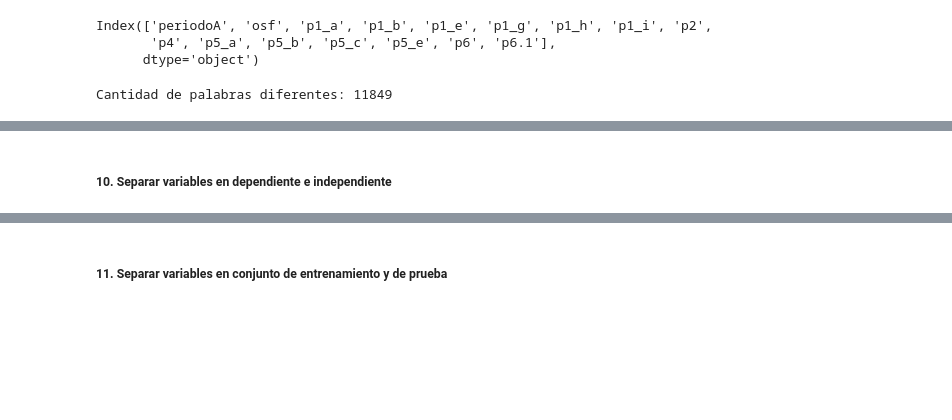
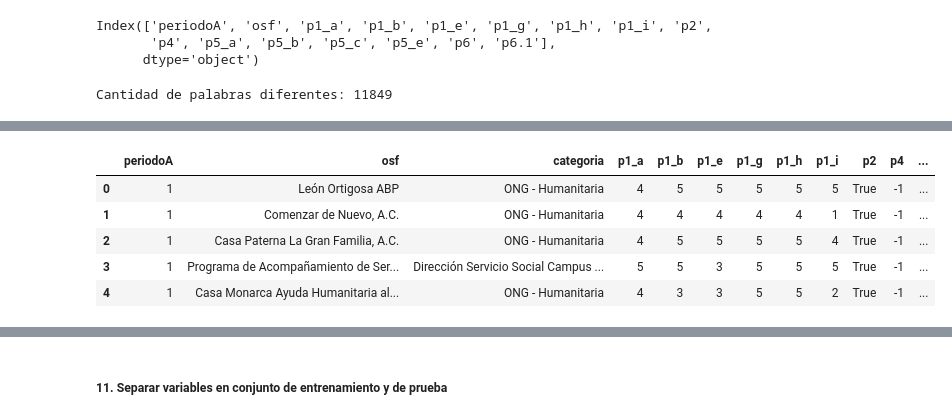
Before and after one commit to EstebanPerez25/ACD-Modelo_predictivo_de_satisfacion, a Jupyter notebook: Modelo_predictivo_de_satisfacción.ipynb, the cells around one changed output, grey strips where cells are left out. Cells and saved outputs as stored; diff of their text form; code cells hidden in the pictures; blank space fills up the shorter version.

```diff
--- a/Modelo_predictivo_de_satisfacción.ipynb
+++ b/Modelo_predictivo_de_satisfacción.ipynb
@@ -951,4 +967,9 @@ df_coment.iloc[0, 18]
 # %%
-df_coment
+df_coment.head()
+# %% [output]
+|  | periodoA | osf | categoria | p1_a | p1_b | p1_e | p1_g | p1_h | p1_i | p2 | p4 | ... |
+| 0 | 1 | León Ortigosa ABP | ONG - Humanitaria | 4 | 5 | 5 | 5 | 5 | 5 | True | -1 | ... |
+| 1 | 1 | Comenzar de Nuevo, A.C. | ONG - Humanitaria | 4 | 4 | 4 | 4 | 4 | 1 | True | -1 | ... |
+| 2 | 1 | Casa Paterna La Gran Familia, A.C. | ONG - Humanitaria | 4 | 5 | 5 | 5 | 5 | 4 | True | -1 | ... |
+| 3 | 1 | Programa de Acompañamiento de Ser... | Dirección Servicio Social Campus ... | 5 | 5 | 3 | 5 | 5 | 5 | True | -1 | ... |
+| 4 | 1 | Casa Monarca Ayuda Humanitaria al... | ONG - Humanitaria | 4 | 3 | 3 | 5 | 5 | 2 | True | -1 | ... |
-# %% [markdown]
-##### 10. Separar variables en dependiente e independiente
```
Also changed, not shown: parts of 17 cells of this notebook.
